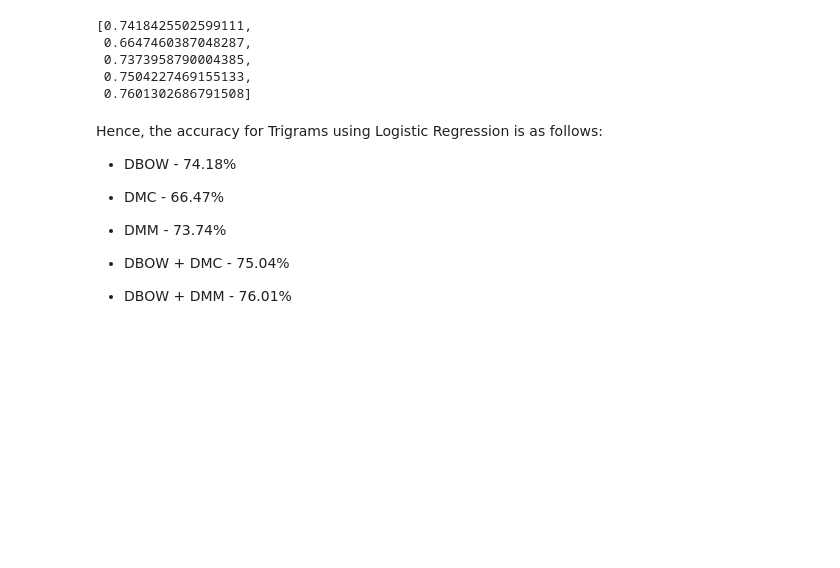
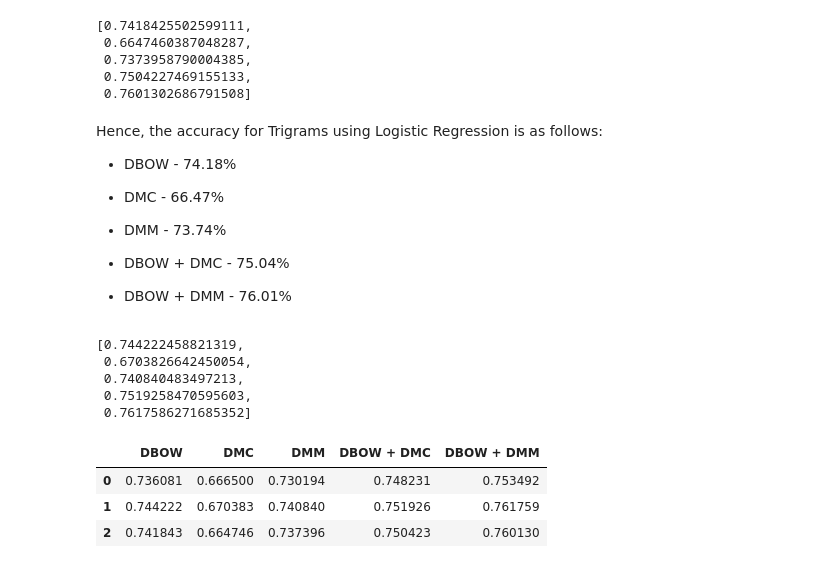
Before and after one commit to rkritika1508/Sentiment-Analysis, a Jupyter notebook: Seventh.ipynb, the cells around one changed output. Drawn from its saved outputs; the diff is of its cells as text; code cells hidden in the pictures; blank space fills up the shorter version.

Commit message:
Dataframe of all performances done

```diff
--- a/Seventh.ipynb
+++ b/Seventh.ipynb
@@ -446,3 +446,25 @@ Hence, the accuracy for Trigrams using Logistic Regression is as follows:
 * DBOW + DMC - 75.04%
 
 * DBOW + DMM - 76.01%
+# %%
+model_bg
+# %% [output]
+[0.744222458821319,
+ 0.6703826642450054,
+ 0.740840483497213,
+ 0.7519258470595603,
+ 0.7617586271685352]
+# %%
+model_ug = [0.7360806663743972, 0.6664996555395504, 0.7301935241435461, 0.7482307258721113, 0.7534915763762761]
+# %%
+model = [(model_ug), (model_bg), (model_tg)]
+# %%
+labels = ['DBOW', 'DMC', 'DMM', 'DBOW + DMC', 'DBOW + DMM']
+df = pd.DataFrame.from_records(model, columns = labels)
+# %%
+df
+# %% [output]
+|  | DBOW | DMC | DMM | DBOW + DMC | DBOW + DMM |
+| 0 | 0.736081 | 0.666500 | 0.730194 | 0.748231 | 0.753492 |
+| 1 | 0.744222 | 0.670383 | 0.740840 | 0.751926 | 0.761759 |
+| 2 | 0.741843 | 0.664746 | 0.737396 | 0.750423 | 0.760130 |
```
Also changed, not shown: parts of 7 cells of this notebook.
